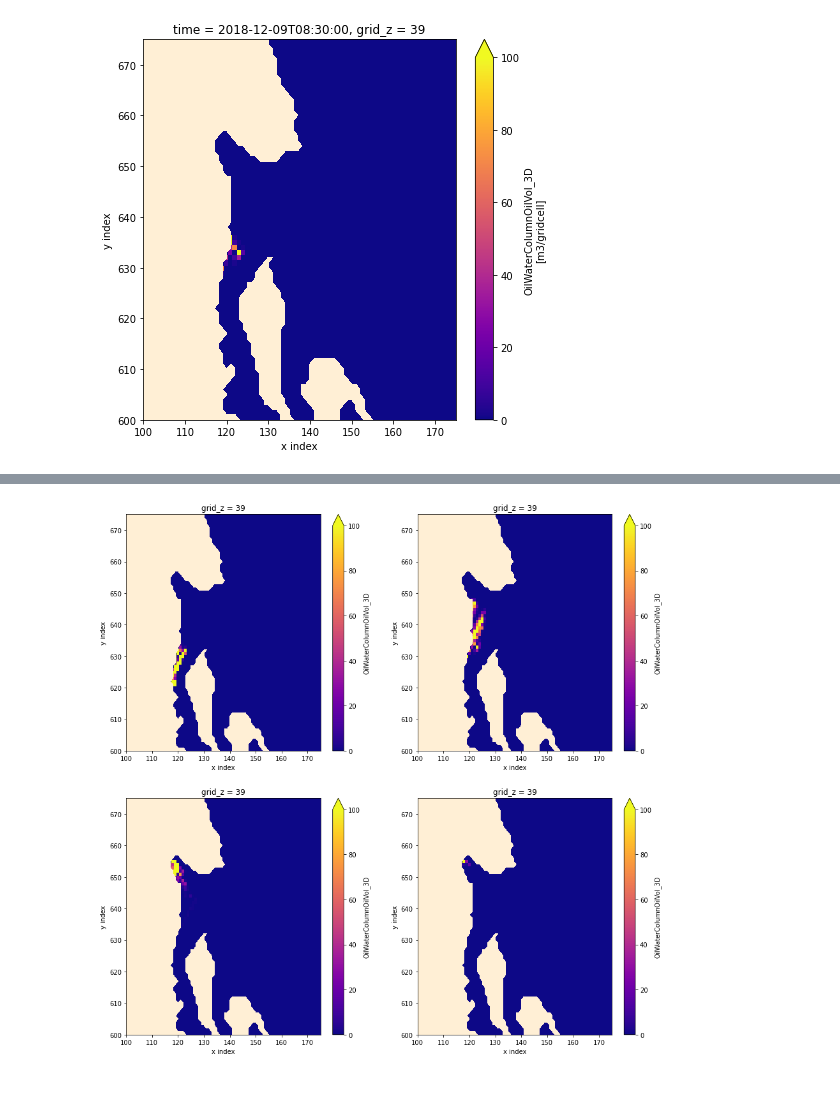
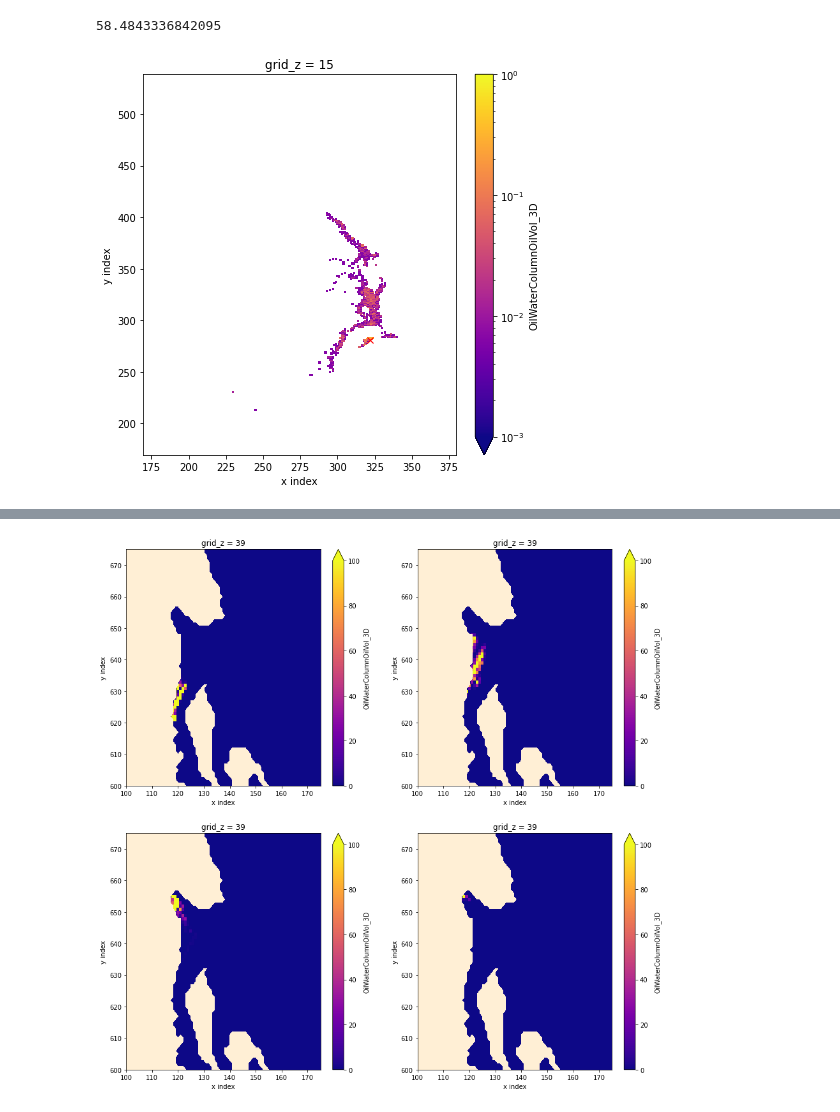
Before and after one commit to MIDOSS/Visualization, a Jupyter notebook: Snowflake.ipynb, the cells around one changed output, grey strips where cells are left out. Cells and saved outputs as stored; diff of their text form; code cells hidden in the pictures.

```diff
--- a/Snowflake.ipynb
+++ b/Snowflake.ipynb
@@ -41,9 +39,14 @@ x_slice = np.arange(jmin, jmax)
-# %%
-fig, ax = plt.subplots(1, 1, figsize=(7, 7))
-data3d.OilWaterColumnOilVol_3D[8, 39, imin:imax, jmin:jmax].plot(ax=ax, cmap='plasma', vmax=100);
-viz_tools.plot_land_mask(ax, '/Users/sallen/Documents/MEOPAR/grid/bathymetry_201702.nc',
-                         xslice=x_slice, yslice=y_slice, color=landcolour)
-ax.set_ylim(600, 675)
-ax.set_xlim(100, 175);
-# %% [output]
-[figure, removed]
+# %%
+imin = 170
+jmin, jmax = 170, 380
+imax = np.int(imin + (jmax - jmin)*2/500*440)
+# %%
+id = 15
+print (mesh.gdept_1d[0, 39-id].values)
+vmin = 0.001; vmax=1
+fig, ax = plt.subplots(1, 1, figsize=(7, 7))
+plt.plot(322, 281, 'rx')
+data3d.OilWaterColumnOilVol_3D[:, id, imin:imax, jmin:jmax].sum(axis=0).plot(ax=ax, cmap='plasma', norm=colors.LogNorm(vmin=vmin, vmax=vmax));
+# %% [output]
+58.4843336842095
+[figure, added]
```
Also changed, not shown: parts of 9 cells of this notebook, 1 other file.
